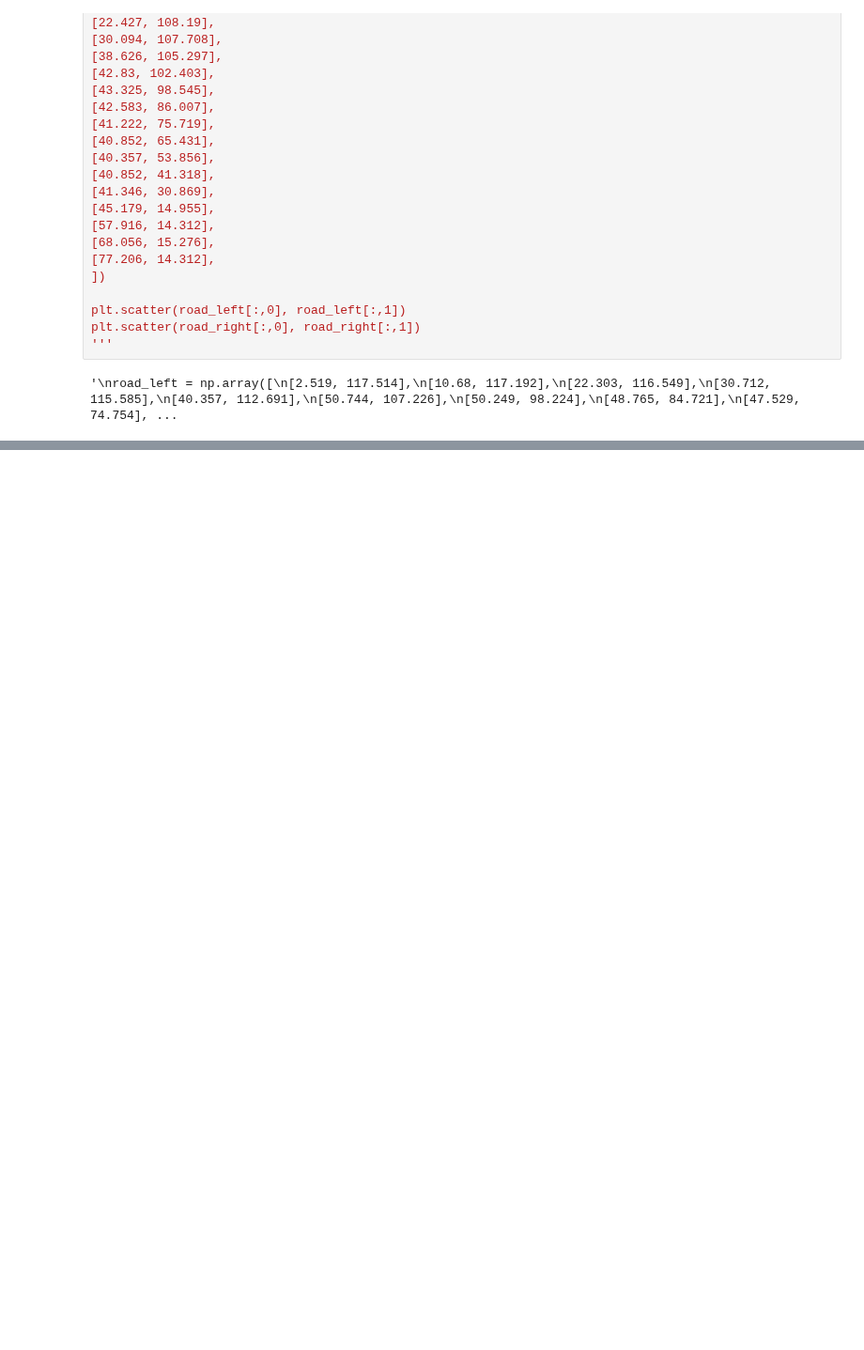
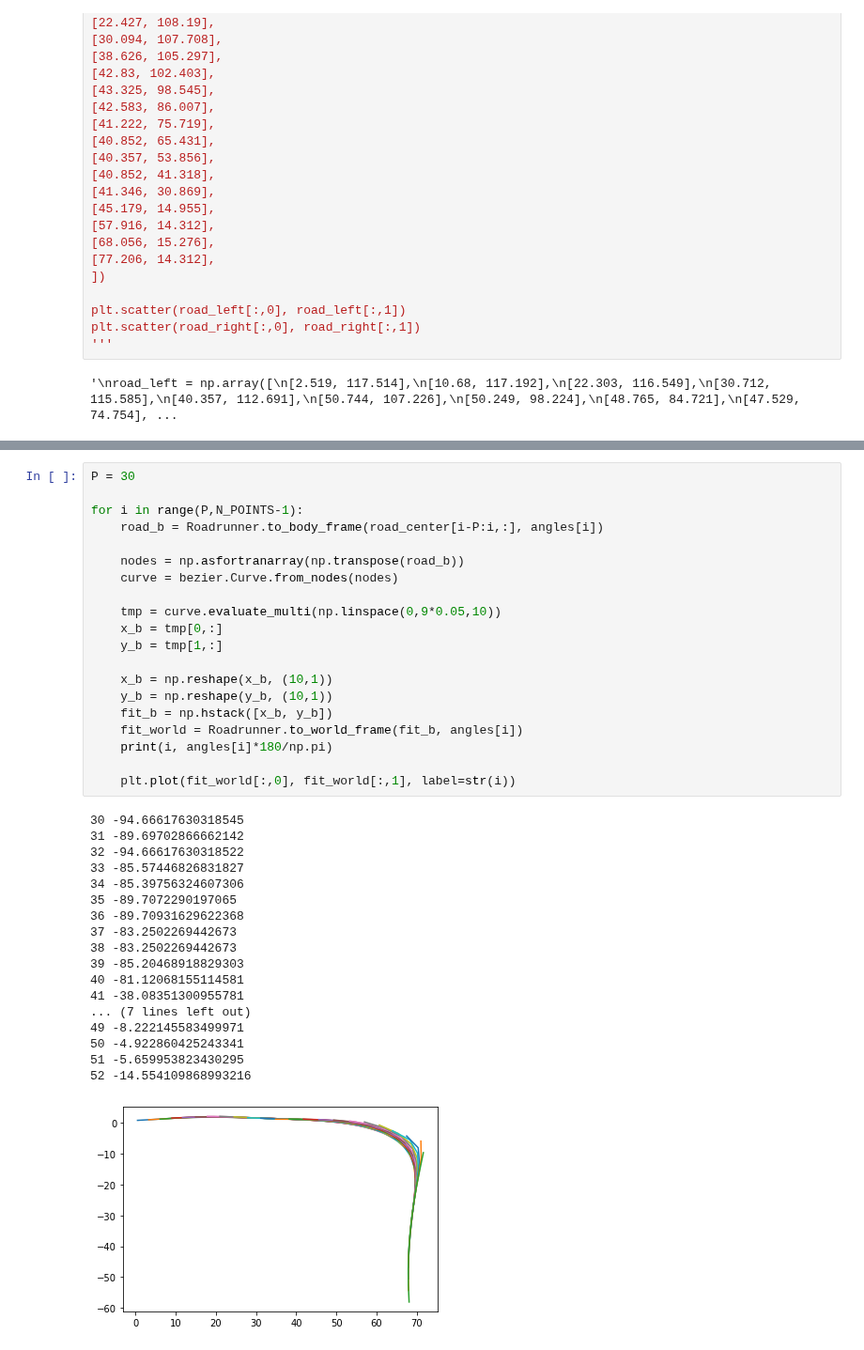
Before and after one commit to elsoroka/AutonomousCarMPC, a Jupyter notebook: nonlinear_mpc_casadi.ipynb, the cells around one changed output, grey strips where cells are left out. Shown at 94% size. Saved outputs shown, nothing was run; the diff lists cells and outputs as text; blank space fills up the shorter version.

```diff
--- a/nonlinear_mpc_casadi.ipynb
+++ b/nonlinear_mpc_casadi.ipynb
@@ -268,0 +301,39 @@ plt.scatter(road_right[:,0], road_right[:,1])
+# %%
+P = 30
+
+for i in range(P,N_POINTS-1):
+    road_b = Roadrunner.to_body_frame(road_center[i-P:i,:], angles[i])
+
+    nodes = np.asfortranarray(np.transpose(road_b))
+    curve = bezier.Curve.from_nodes(nodes)
+
+    tmp = curve.evaluate_multi(np.linspace(0,9*0.05,10))
+    x_b = tmp[0,:]
+    y_b = tmp[1,:]
+
+    x_b = np.reshape(x_b, (10,1))
+    y_b = np.reshape(y_b, (10,1))
+    fit_b = np.hstack([x_b, y_b])
+    fit_world = Roadrunner.to_world_frame(fit_b, angles[i])
+    print(i, angles[i]*180/np.pi)
+
+    plt.plot(fit_world[:,0], fit_world[:,1], label=str(i))
+# %% [output]
+30 -94.66617630318545
+31 -89.69702866662142
+32 -94.66617630318522
+33 -85.57446826831827
+34 -85.39756324607306
+35 -89.7072290197065
+36 -89.70931629622368
+37 -83.2502269442673
+38 -83.2502269442673
+39 -85.20468918829303
+40 -81.12068155114581
+41 -38.08351300955781
+... (7 lines left out)
+49 -8.222145583499971
+50 -4.922860425243341
+51 -5.659953823430295
+52 -14.554109868993216
+[figure, added]
```
Also changed, not shown: parts of 3 cells of this notebook, 1 other file.
